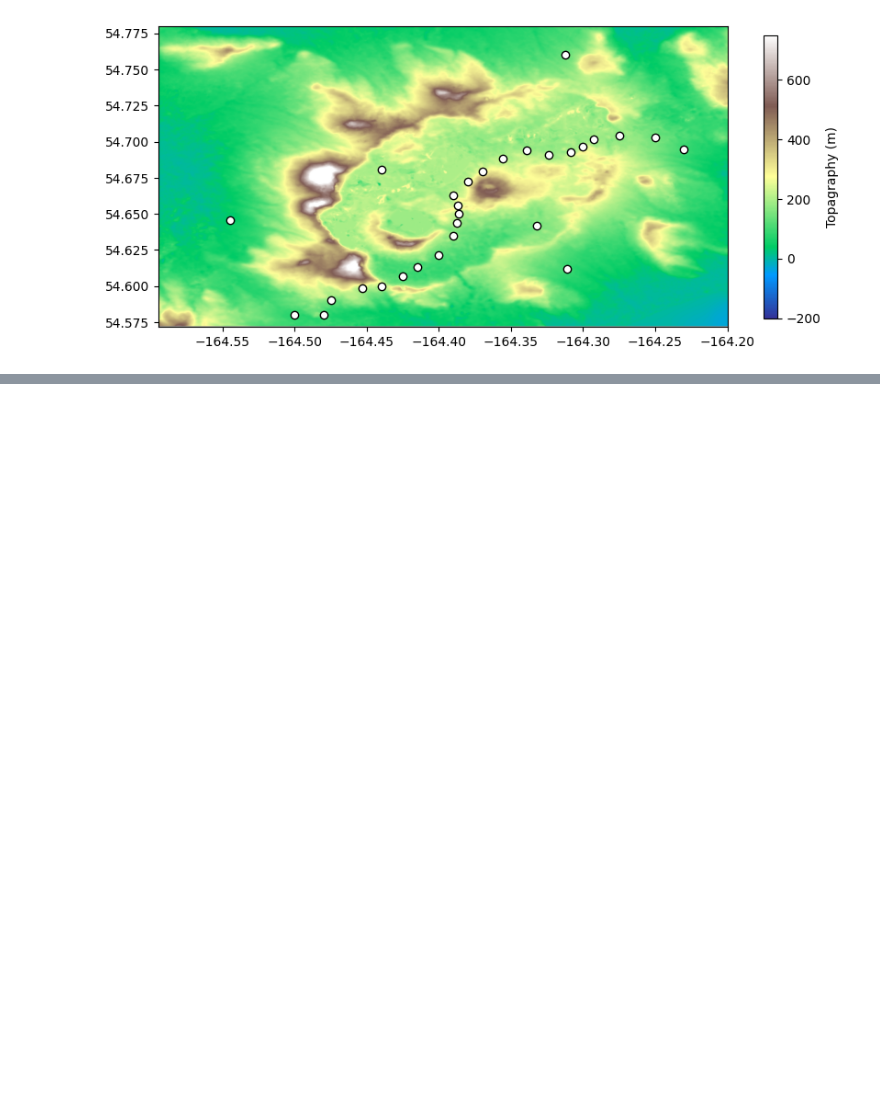
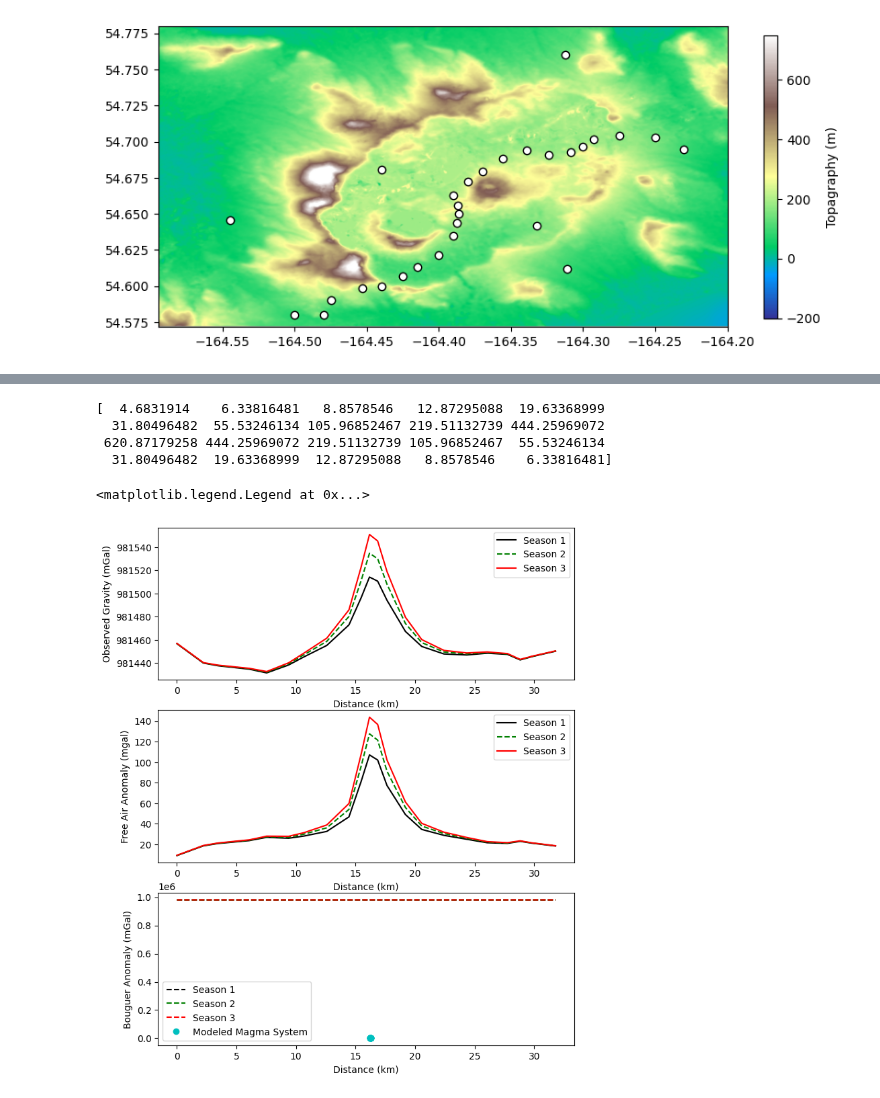
Before and after one commit to seanb7/GEOL-450, a Jupyter notebook: Gravitational_Anomalies.ipynb, the cells around one changed output, grey strips where cells are left out. Drawn from its saved outputs; the diff is of its cells as text; code cells hidden in the pictures; blank space fills up the shorter version.

```diff
--- a/Gravitational_Anomalies.ipynb
+++ b/Gravitational_Anomalies.ipynb
@@ -70,0 +166,52 @@ fig.savefig('FisherGravPts.png')
+# %%
+# Magma Chamber
+xx = np.arange(-15, 15, 1.5) * 1e3
+G = 6.67e-11
+b = 10e3 # 10km radius of magma body
+delrho = 200
+h = 3e3 # 3km Depth
+
+# Create Gravity Anomaly
+delgz = np.zeros(np.size(xx))
+i = 0
+
+for elem in xx:
+  delgz[i] = (((4*np.pi * G * (b**3) * delrho) / 3) * (h / ((((elem)**2) + h**2)**(3/2)))) * 1e5
+  i = i + 1
+print(delgz)
+# %% [output]
+[  4.6831914    6.33816481   8.8578546   12.87295088  19.63368999
+  31.80496482  55.53246134 105.96852467 219.51132739 444.25969072
+ 620.87179258 444.25969072 219.51132739 105.96852467  55.53246134
+  31.80496482  19.63368999  12.87295088   8.8578546    6.33816481]
+# %%
+# Plot All Anomalies
+fig, ax = plt.subplots(3, 1, figsize = ( 8, 10))
+plt.subplot(311)
+plt.plot(x[0:22], data.Season_1[0:22], 'k', label = 'Season 1')
+plt.plot(x[0:22], data.Season_2[0:22], 'g--', label = 'Season 2')
+plt.plot(x[0:22], data.Season_3[0:22], 'r', label = 'Season 3')
+plt.xlabel('Distance (km)')
+plt.ylabel('Observed Gravity (mGal)')
+plt.legend()
+
+plt.subplot(312)
+plt.plot(x[0:22], gfaa_1[0:22], 'k', label = 'Season 1')
+plt.plot(x[0:22], gfaa_2[0:22], 'g--', label = 'Season 2')
+plt.plot(x[0:22], gfaa_3[0:22], 'r', label = 'Season 3')
+plt.xlabel('Distance (km)')
+plt.ylabel('Free Air Anomaly (mgal)')
+plt.legend()
+
+
+plt.subplot(313)
+plt.plot(x[0:22], gba_1[0:22], 'k--', label = 'Season 1')
+plt.plot(x[0:22], gba_2[0:22], 'g--', label = 'Season 2')
+plt.plot(x[0:22], gba_3[0:22], 'r--', label = 'Season 3')
+plt.plot(xx / 1e6 + 16.25, delgz, 'co', label = 'Modeled Magma System')
+plt.xlabel('Distance (km)')
+plt.ylabel('Bouguer Anomaly (mGal)')
+plt.legend()
+# %% [output]
+<matplotlib.legend.Legend at 0x...>
+[figure, added]
```
Also changed, not shown: parts of 8 cells of this notebook.
